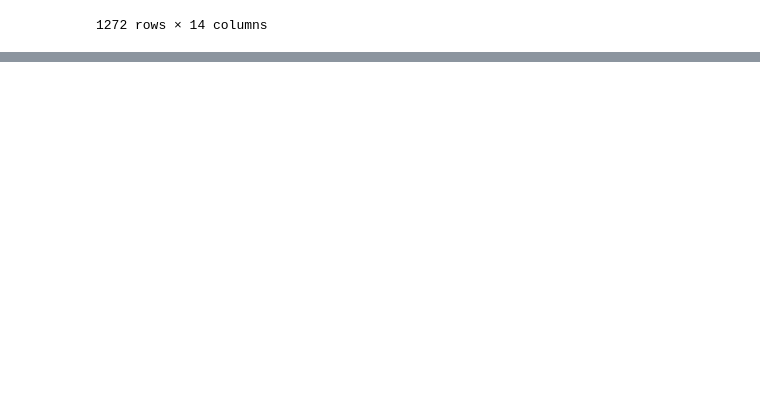
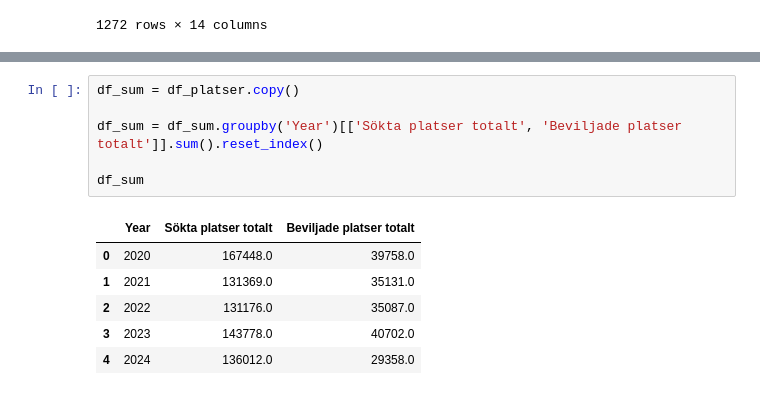
Before and after one commit to AntonBackeus/DataVisualisering_Projekt_YhKollen_G1, a Jupyter notebook: eda/anton_eda.ipynb, the cells around one changed output, grey strips where cells are left out. Drawn from its saved outputs; the diff is of its cells as text; blank space fills up the shorter version.

```diff
--- a/eda/anton_eda.ipynb
+++ b/eda/anton_eda.ipynb
@@ -373,0 +430,13 @@ temp_df1
+# %%
+df_sum = df_platser.copy()
+
+df_sum = df_sum.groupby('Year')[['Sökta platser totalt', 'Beviljade platser totalt']].sum().reset_index()
+
+df_sum
+# %% [output]
+|  | Year | Sökta platser totalt | Beviljade platser totalt |
+| 0 | 2020 | 167448.0 | 39758.0 |
+| 1 | 2021 | 131369.0 | 35131.0 |
+| 2 | 2022 | 131176.0 | 35087.0 |
+| 3 | 2023 | 143778.0 | 40702.0 |
+| 4 | 2024 | 136012.0 | 29358.0 |
```
Also changed, not shown: parts of 5 cells of this notebook, 2 other files.
